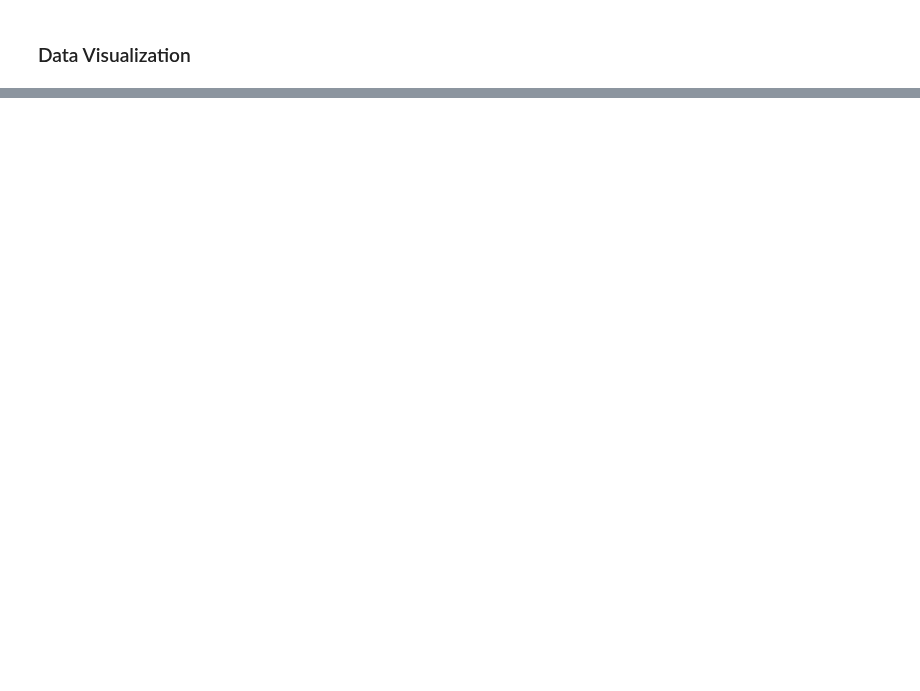
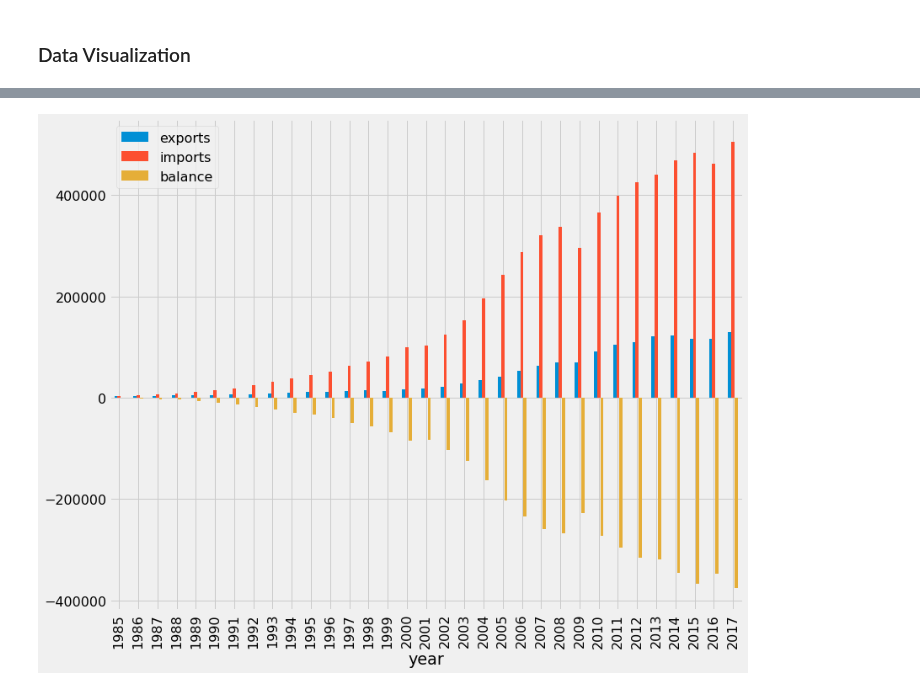
Before and after one commit to zjohnwei/analyze-U.S.-China-trade-deficit, a Jupyter notebook: US-China-Trade-Data-Analysis.ipynb, the cells around one changed output, grey strips where cells are left out. Saved outputs shown, nothing was run; the diff lists cells and outputs as text; code cells hidden in the pictures; blank space fills up the shorter version.

```diff
--- a/US-China-Trade-Data-Analysis.ipynb
+++ b/US-China-Trade-Data-Analysis.ipynb
@@ -336,0 +378,4 @@ trade_data_yearly
+# %%
+trade_data_yearly[['exports', 'imports', 'balance']].plot.bar(figsize=(12, 10));
+# %% [output]
+[figure, added]
```
Also changed, not shown: parts of 7 cells of this notebook.
